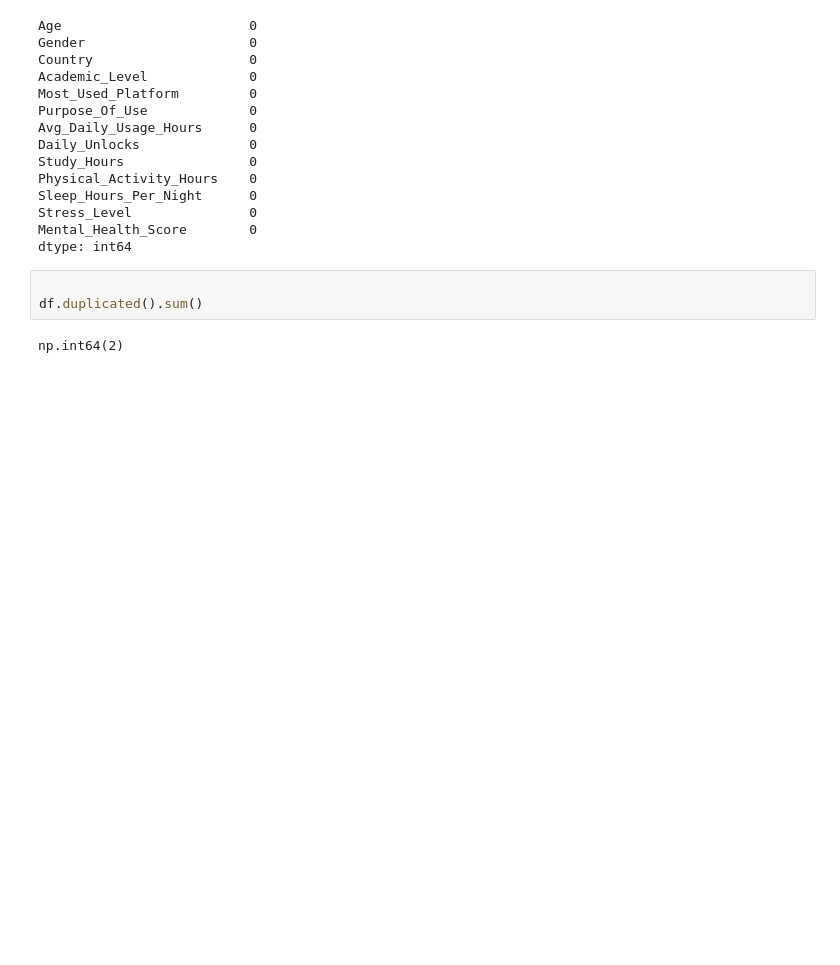
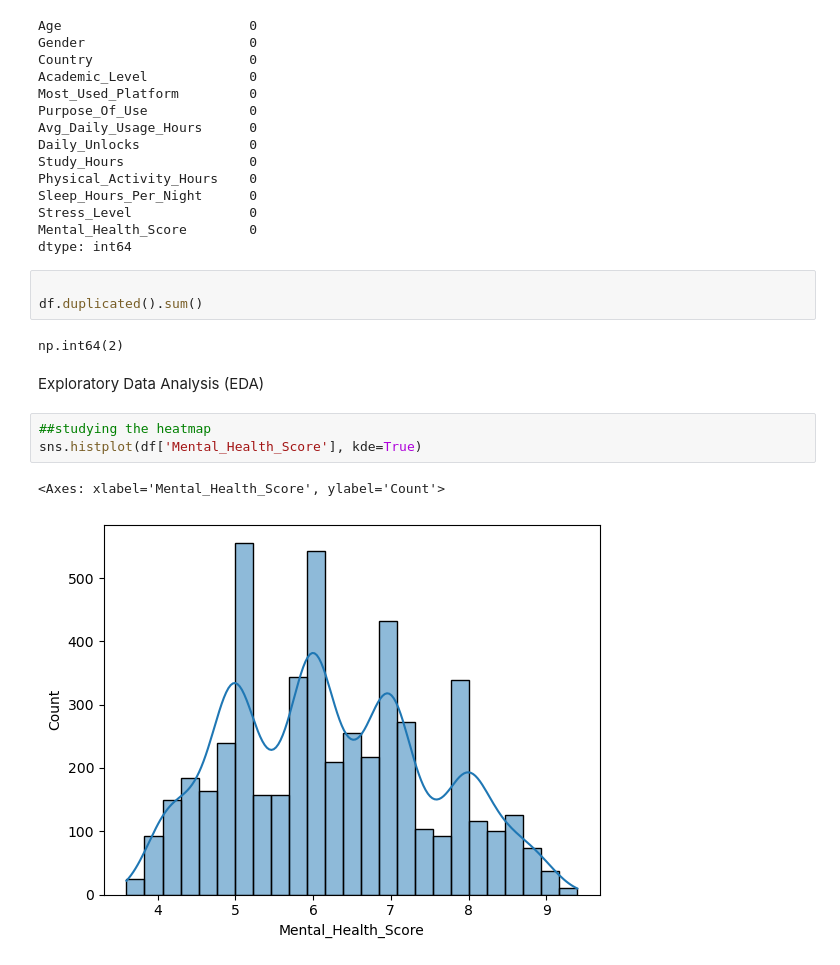
Before and after one commit to tejussaini/Mental-Sense-Ai, a Jupyter notebook: ml_model.ipynb, the cells around one changed output. Saved outputs shown, nothing was run; the diff lists cells and outputs as text; blank space fills up the shorter version.

```diff
--- a/ml_model.ipynb
+++ b/ml_model.ipynb
@@ -53,3 +53,11 @@ dtype: int64
 df.duplicated().sum()
 # %% [output]
 np.int64(2)
+# %% [markdown]
+ Exploratory Data Analysis (EDA)
+# %%
+##studying the heatmap
+sns.histplot(df['Mental_Health_Score'], kde=True)
+# %% [output]
+<Axes: xlabel='Mental_Health_Score', ylabel='Count'>
+[figure, added]
```
Also changed, not shown: parts of 17 cells of this notebook.
